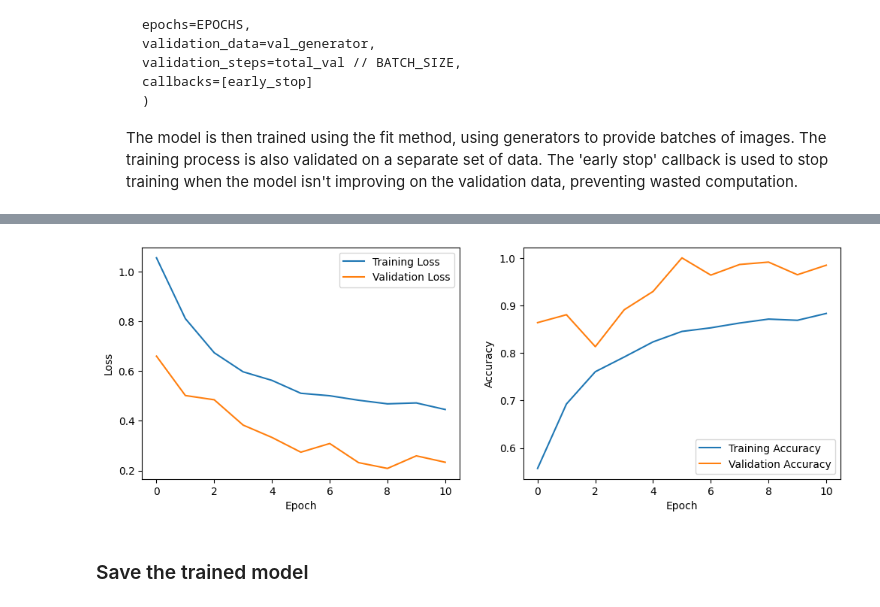
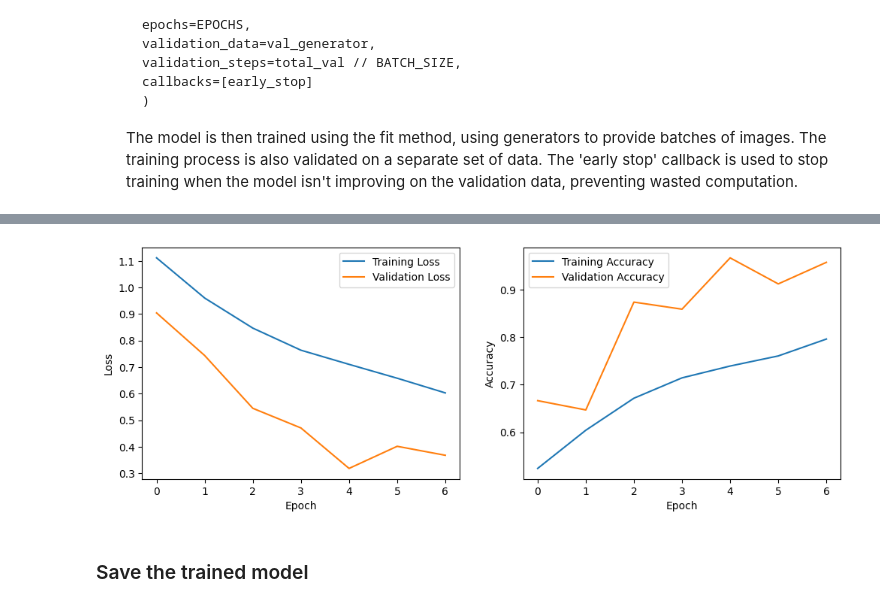
Before and after one commit to Ry3nG/LV5600-Automation, a Jupyter notebook: processing/CNN Model Training.ipynb, the cells around one changed output, grey strips where cells are left out. Saved outputs shown, nothing was run; the diff lists cells and outputs as text; code cells hidden in the pictures.

```diff
--- a/processing/CNN Model Training.ipynb
+++ b/processing/CNN Model Training.ipynb
@@ -67,7 +67,7 @@ os.makedirs(train_dir, exist_ok=True)
 os.makedirs(val_dir, exist_ok=True)
 
 # define the ratio for splitting the data
-split_ratio = 0.7
+split_ratio = 0.70
 total_train = 0
 total_val = 0
 
@@ -186,7 +186,7 @@ model.compile(optimizer=tf.keras.optimizers.Adam(learning_rate=0.0001),
               metrics=['accuracy'])
 
 # Update batch size and epochs
-BATCH_SIZE = 32
+BATCH_SIZE = 64
 EPOCHS = 20
 
 early_stopping = EarlyStopping(
@@ -241,4 +238,4 @@ Epoch 11/20
-[figure, old version]
+[figure, new version]
 # %% [markdown]
 ### Save the trained model
 # %%
```
Also changed, not shown: parts of 4 cells of this notebook, 1 other file.
